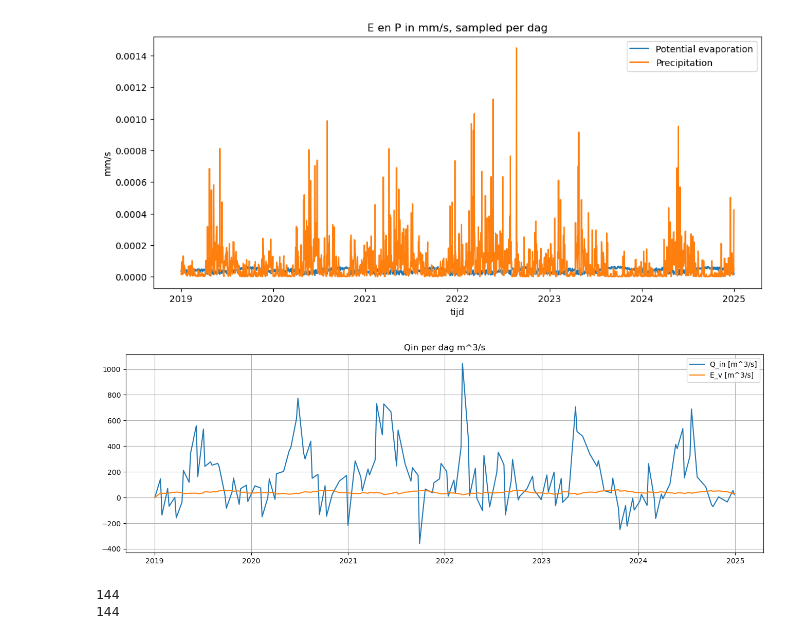
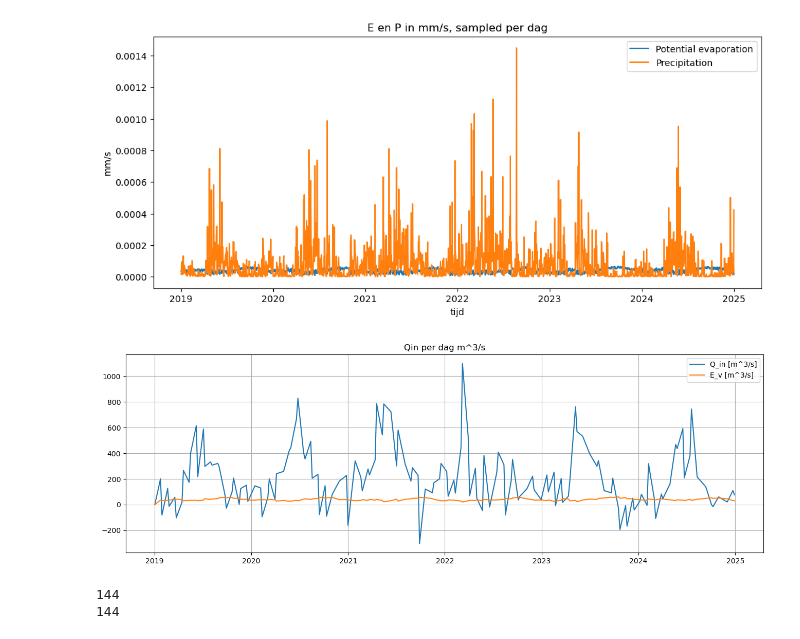
Before and after one commit to eWaterCycle/projects, a Jupyter notebook: Suriname_Model/Suriname_calibration.ipynb, the cells around one changed output. Saved outputs shown, nothing was run; the diff lists cells and outputs as text; code cells hidden in the pictures.

```diff
--- a/Suriname_Model/Suriname_calibration.ipynb
+++ b/Suriname_Model/Suriname_calibration.ipynb
@@ -150,40 +150,40 @@ V = np.exp((H - 8)/15) - 2
 Vv = V * 10**9                                                            # van km^3 naar m^3
 delta_s = np.zeros(len(height["datetime_local_none_test"]))
 E = np.zeros(len(height["datetime_local_none_test"]))
-opper = np.zeros(len(height["datetime_local_none_test"]))
+# opper = np.zeros(len(height["datetime_local_none_test"]))
 Q_in_L = np.zeros(len(height["datetime_local_none_test"]))
 E_v = np.zeros(len(height["datetime_local_none_test"]))
 Q_in_L_sum = np.zeros(len(height["datetime_local_none_test"]))
 Q_in_L_sum_test = np.zeros(len(height["datetime_local_none_test"]))
-Q_out = 144.7# m^3/s
+Q_out = 200# m^3/s
 
 for i in range(len(height["datetime_local_none_test"])-1):
 
     t0 = height["datetime_local_none_test"].iloc[i]
     t1 = height["datetime_local_none_test"].iloc[i+1]
 
     # delta_s[i+1] = (Vv[i+1] - Vv[i])* (1/(3600* 24))
     dt_seconds = (t1 - t0).total_seconds()
     delta_s[i+1] = (Vv[i+1] - Vv[i]) / dt_seconds
 
     evap_interval = evap.sel(time=slice(t0, t1))
     E[i+1] = evap_interval.mean().values * 10**-3 #/dt_seconds       # van mm/s naar m/s
 
     A_t = area_interp[i+1]
     E_v[i+1] = A_t * 1e6 * E[i+1]
 
     Q_in_L[i+1] = delta_s[i+1] + E_v[i+1] + Q_out
     Q_in_L[i+1] = np.nan_to_num(Q_in_L[i+1], nan=0.0)
     Q_in_L_sum[i] = Q_in_L.sum()
     Q_in_L_sum_test = np.cumsum(Q_in_L)
 
 plt.plot(height["datetime_local_none_test"], Q_in_L, label = "Q_in [m^3/s]")
 plt.plot(height["datetime_local_none_test"], E_v, label = "E_v [m^3/s]")
 plt.legend()
 plt.title("Qin per dag m^3/s")
 plt.grid();
 # %% [output]
-[figure, old version]
+[figure, new version]
 # %%
 print(len(height))
 print(len(V))
```
Also changed, not shown: parts of 22 cells of this notebook.
